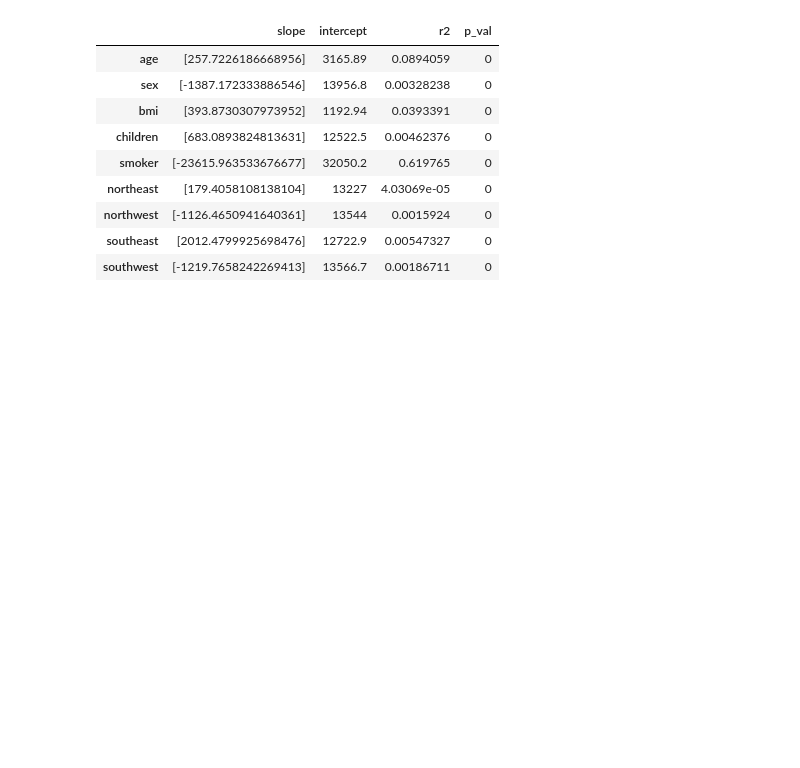
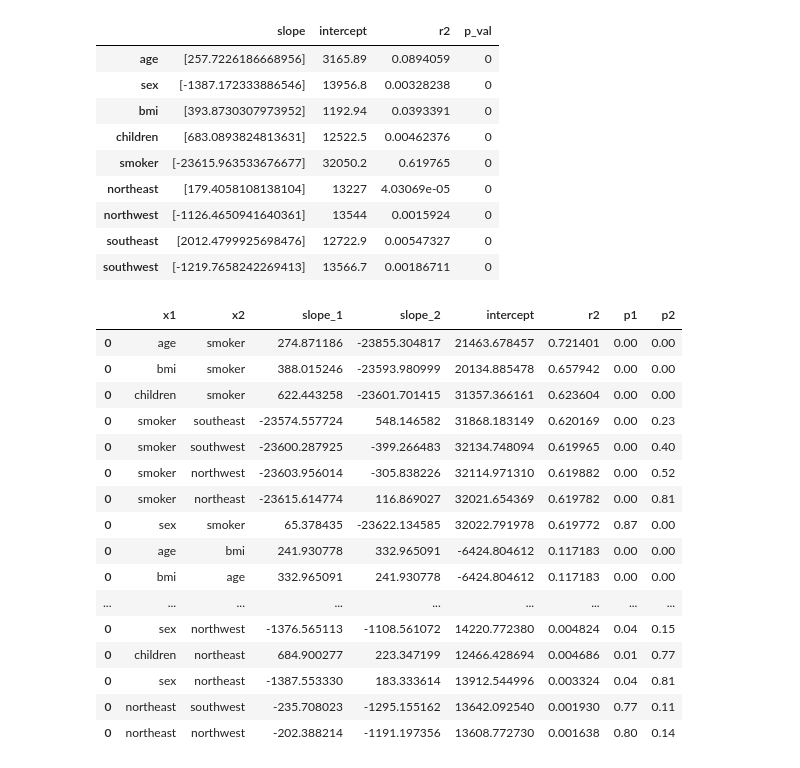
Before and after one commit to rahul-praj/Codecademy, a Jupyter notebook: us-medical-insurance-costs.ipynb, the cells around one changed output. Drawn from its saved outputs; the diff is of its cells as text; code cells hidden in the pictures; blank space fills up the shorter version.

```diff
--- a/us-medical-insurance-costs.ipynb
+++ b/us-medical-insurance-costs.ipynb
@@ -227,3 +227,60 @@ single_factor_regressions
 | northwest | [-1126.4650941640361] | 13544 | 0.0015924 | 0 |
 | southeast | [2012.4799925698476] | 12722.9 | 0.00547327 | 0 |
 | southwest | [-1219.7658242269413] | 13566.7 | 0.00186711 | 0 |
+# %%
+def two_factor(dataframe):
+    df_num = dataframe.select_dtypes(include=[np.float, np.int64, np.uint8])
+    cols = ['x1', 'x2', 'slope_1', 'slope_2', 'intercept', 'r2', 'p1', 'p2']
+    linear_reg_results = pd.DataFrame(columns=cols)
+    iter_cols = df.columns[:-2]
+
+    for count, i in enumerate(iter_cols):
+        df_new = df_num.drop(i, axis=1).iloc[:, :-1]
+        for j in df_new.columns:
+            x = df_num[[i, j]]
+            y = df_num.iloc[:, -1]
+
+            model = LinearRegression().fit(x, y)
+            slope_1 = model.coef_[0]
+            slope_2 = model.coef_[1]
+            intercept = model.intercept_
+            r_sq = model.score(x, y)
+
+            x = sm.add_constant(x)
+            mod = sm.OLS(y,x)
+            mod_fit = mod.fit()
+            p_value_1 = round(mod_fit.pvalues[1], 2)
+            p_value_2 = round(mod_fit.pvalues[2], 2)
+
+            new_df = pd.DataFrame({'x1': i, 'x2': j, 'slope_1': slope_1, 'slope_2': slope_2,
+                                                'intercept': intercept, 'r2': r_sq, 'p1': p_value_1, 'p2': p_value_2}, index=[0])
+
+            linear_reg_results = pd.concat([linear_reg_results, new_df], axis=0)
+
+    linear_reg_results.drop_duplicates(subset=["r2"], inplace=True)
+
+    linear_reg_results.sort_values("r2", ascending=False, inplace=True)
+
+    return linear_reg_results
+
+
+two_factor_reg = two_factor(df)
+two_factor_reg
+# %% [output]
+|  | x1 | x2 | slope_1 | slope_2 | intercept | r2 | p1 | p2 |
+| 0 | age | smoker | 274.871186 | -23855.304817 | 21463.678457 | 0.721401 | 0.00 | 0.00 |
+| 0 | bmi | smoker | 388.015246 | -23593.980999 | 20134.885478 | 0.657942 | 0.00 | 0.00 |
+| 0 | children | smoker | 622.443258 | -23601.701415 | 31357.366161 | 0.623604 | 0.00 | 0.00 |
+| 0 | smoker | southeast | -23574.557724 | 548.146582 | 31868.183149 | 0.620169 | 0.00 | 0.23 |
+| 0 | smoker | southwest | -23600.287925 | -399.266483 | 32134.748094 | 0.619965 | 0.00 | 0.40 |
+| 0 | smoker | northwest | -23603.956014 | -305.838226 | 32114.971310 | 0.619882 | 0.00 | 0.52 |
+| 0 | smoker | northeast | -23615.614774 | 116.869027 | 32021.654369 | 0.619782 | 0.00 | 0.81 |
+| 0 | sex | smoker | 65.378435 | -23622.134585 | 32022.791978 | 0.619772 | 0.87 | 0.00 |
+| 0 | age | bmi | 241.930778 | 332.965091 | -6424.804612 | 0.117183 | 0.00 | 0.00 |
+| 0 | bmi | age | 332.965091 | 241.930778 | -6424.804612 | 0.117183 | 0.00 | 0.00 |
+| ... | ... | ... | ... | ... | ... | ... | ... | ... |
+| 0 | sex | northwest | -1376.565113 | -1108.561072 | 14220.772380 | 0.004824 | 0.04 | 0.15 |
+| 0 | children | northeast | 684.900277 | 223.347199 | 12466.428694 | 0.004686 | 0.01 | 0.77 |
+| 0 | sex | northeast | -1387.553330 | 183.333614 | 13912.544996 | 0.003324 | 0.04 | 0.81 |
+| 0 | northeast | southwest | -235.708023 | -1295.155162 | 13642.092540 | 0.001930 | 0.77 | 0.11 |
+| 0 | northeast | northwest | -202.388214 | -1191.197356 | 13608.772730 | 0.001638 | 0.80 | 0.14 |
```
